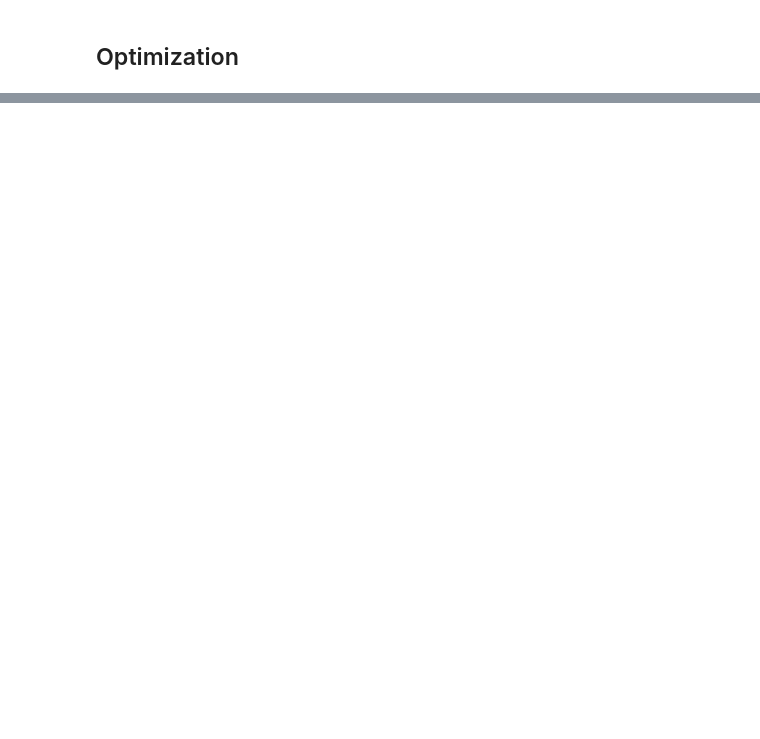
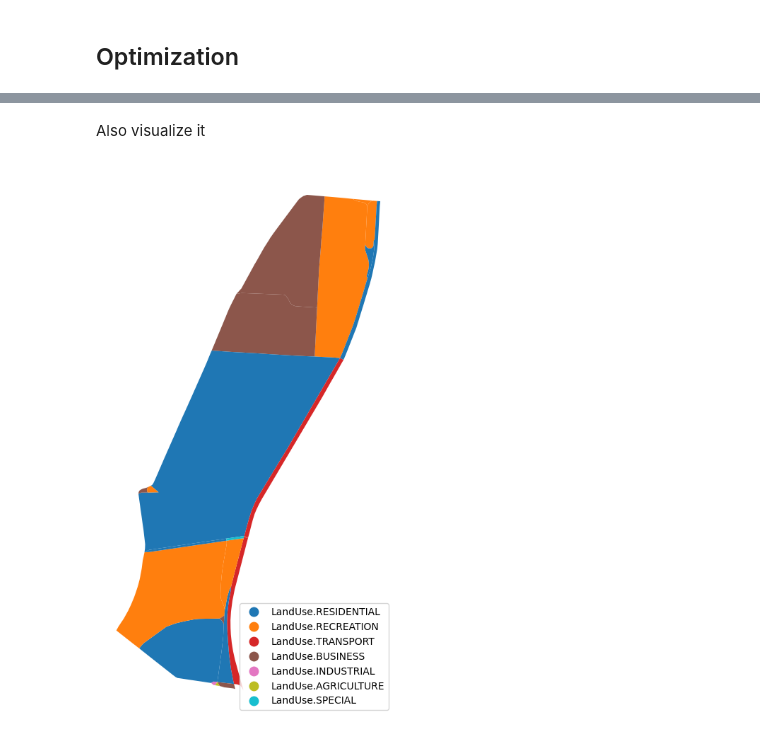
Before and after one commit to vasilstar97/lu-igi, a Jupyter notebook: examples/optimization_pipeline.ipynb, the cells around one changed output, grey strips where cells are left out. Drawn from its saved outputs; the diff is of its cells as text; code cells hidden in the pictures; blank space fills up the shorter version.

Commit message:
feat: optimization based on transition possibility

```diff
--- a/examples/optimization_pipeline.ipynb
+++ b/examples/optimization_pipeline.ipynb
@@ -65,2 +134,20 @@ graph.graph
 # %% [markdown]
 ## Optimization
+# %%
+from lu_igi.optimization.optimizer import Optimizer
+
+optimizer = Optimizer(graph)
+# %%
+from lu_igi.optimization.problem import FitnessType
+from lu_igi.models.land_use import LandUse
+
+target_lu_shares = {
+    LandUse.RESIDENTIAL : 0.5,
+    LandUse.RECREATION : 0.3,
+    LandUse.BUSINESS : 0.2,
+    LandUse.INDUSTRIAL : 0,
+    LandUse.SPECIAL : 0,
+    LandUse.AGRICULTURE : 0
+}
+
+result_df = optimizer.run(blocks_ids, target_lu_shares, n_eval=10_000, verbose=False)
@@ -66,0 +180,3 @@ graph.graph
+# %%
+expanded_result = optimizer.expand_result_df(result_df)
+expanded_result[0].keys()
@@ -66,0 +199,6 @@ graph.graph
+# %% [markdown]
+Also visualize it
+# %%
+optimizer.plot(expanded_result[0]['gdf'], figsize=(10,10), legend_kwds={'loc':'lower right'})
+# %% [output]
+[figure, added]
```
Also changed, not shown: parts of 20 cells of this notebook, 4 other files.
